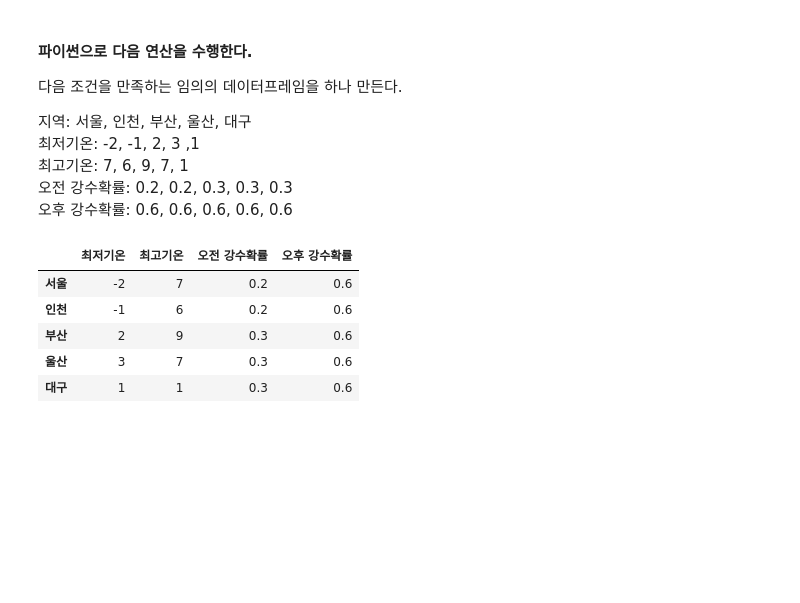
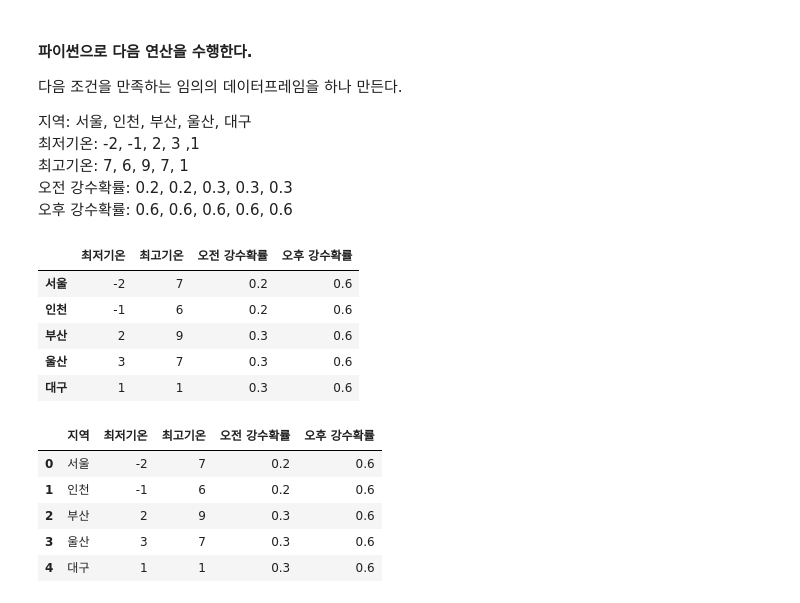
Before and after one commit to heesanggod/pythonworkspace, a Jupyter notebook: pandas_data_analysis/pandas_class.ipynb, the cells around one changed output. Cells and saved outputs as stored; diff of their text form; code cells hidden in the pictures; blank space fills up the shorter version.

```diff
--- a/pandas_data_analysis/pandas_class.ipynb
+++ b/pandas_data_analysis/pandas_class.ipynb
@@ -501,3 +502,22 @@ df1
 | 부산 | 2 | 9 | 0.3 | 0.6 |
 | 울산 | 3 | 7 | 0.3 | 0.6 |
 | 대구 | 1 | 1 | 0.3 | 0.6 |
+# %%
+columns = ['지역', '최저기온', '최고기온', '오전 강수확률', '오후 강수확률']
+data = {
+    '지역': ['서울', '인천', '부산', '울산', '대구'],
+    '최저기온': [-2, -1, 2, 3, 1],
+    '최고기온': [7, 6, 9, 7, 1],
+    '오전 강수확률': [0.2, 0.2, 0.3, 0.3, 0.3],
+    '오후 강수확률': [0.6, 0.6, 0.6, 0.6, 0.6]
+}
+
+practice_df2 = pd.DataFrame(data, columns=columns)
+practice_df2
+# %% [output]
+|  | 지역 | 최저기온 | 최고기온 | 오전 강수확률 | 오후 강수확률 |
+| 0 | 서울 | -2 | 7 | 0.2 | 0.6 |
+| 1 | 인천 | -1 | 6 | 0.2 | 0.6 |
+| 2 | 부산 | 2 | 9 | 0.3 | 0.6 |
+| 3 | 울산 | 3 | 7 | 0.3 | 0.6 |
+| 4 | 대구 | 1 | 1 | 0.3 | 0.6 |
```
Also changed, not shown: parts of 29 cells of this notebook.
